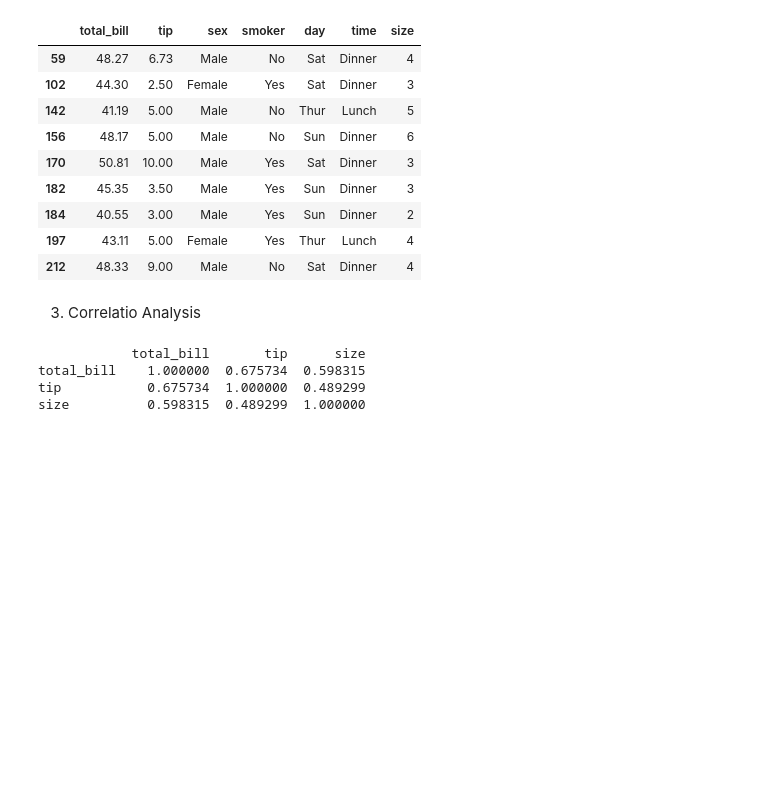
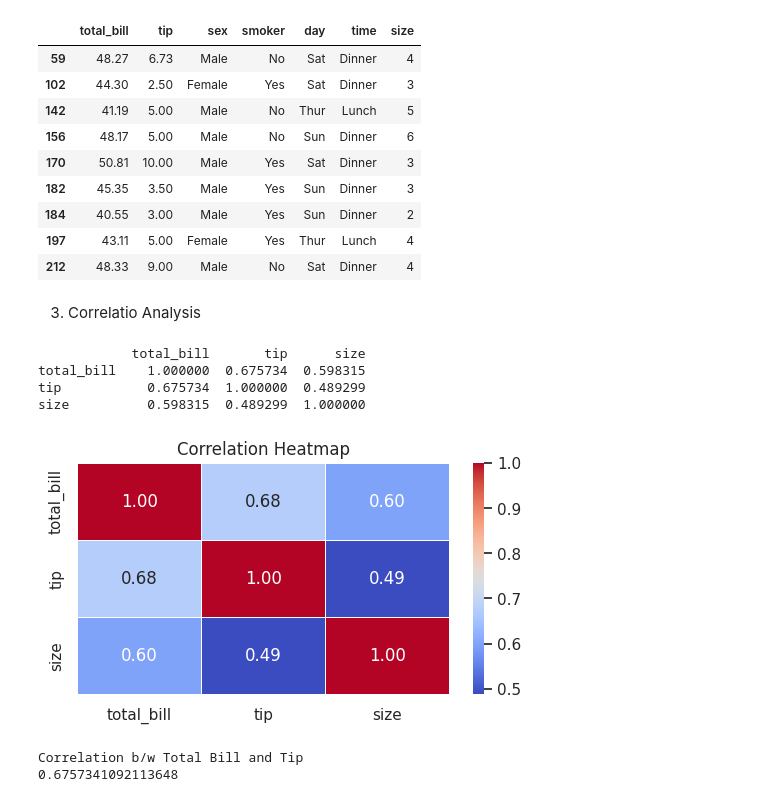
Before and after one commit to NishmthaM/statistics_in_ml, a Jupyter notebook: statistics_in_ml.ipynb, the cells around one changed output. Cells and saved outputs as stored; diff of their text form; code cells hidden in the pictures; blank space fills up the shorter version.

```diff
--- a/statistics_in_ml.ipynb
+++ b/statistics_in_ml.ipynb
@@ -300,3 +300,18 @@ print(correlation_matrix)
 total_bill    1.000000  0.675734  0.598315
 tip           0.675734  1.000000  0.489299
 size          0.598315  0.489299  1.000000
+# %%
+numerical_df = df.select_dtypes(include=[np.number]) # filters and gives the numerical values
+correlation_matrix = numerical_df.corr()
+
+plt.figure(figsize=(6,3))
+sns.heatmap(correlation_matrix, annot=True, cmap='coolwarm',fmt=".2f", linewidths=0.5)
+plt.title("Correlation Heatmap")
+plt.show()
+
+print("Correlation b/w Total Bill and Tip")
+print(correlation_matrix.loc['total_bill','tip'])
+# %% [output]
+[figure, added]
+Correlation b/w Total Bill and Tip
+0.6757341092113648
```
